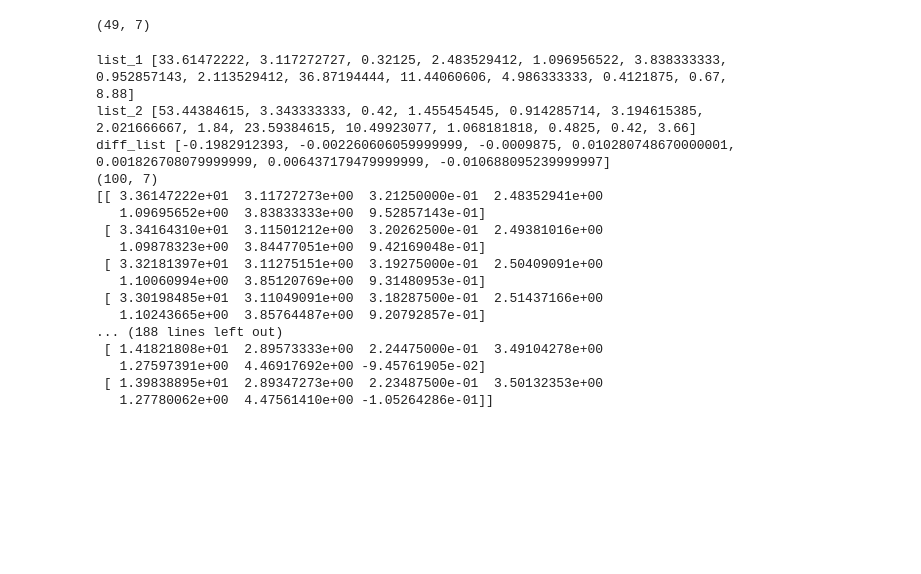
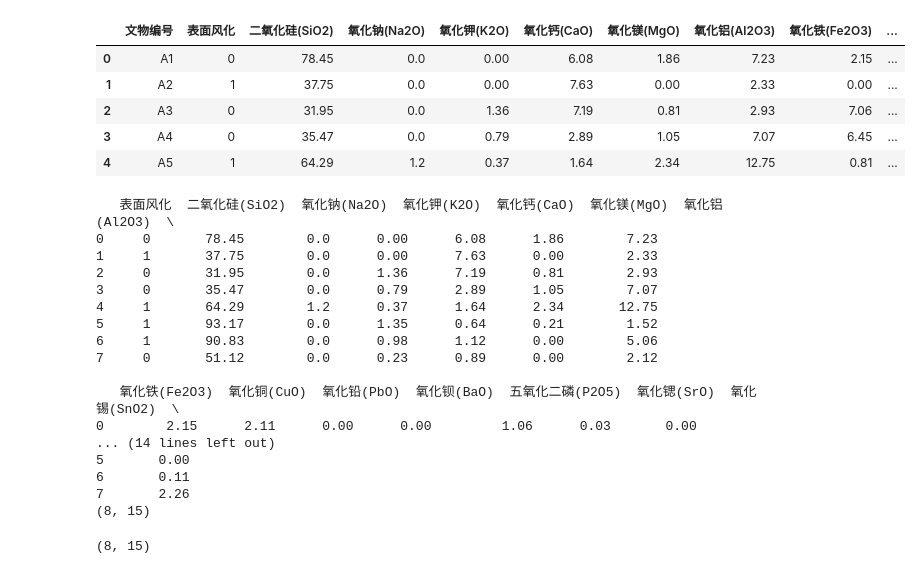
Before and after one commit to Fly-Pluche/2022-mathematical-modeling-C, a Jupyter notebook: solver/3.ipynb, the cells around one changed output. Drawn from its saved outputs; the diff is of its cells as text; code cells hidden in the pictures; blank space fills up the shorter version.

```diff
--- a/solver/3.ipynb
+++ b/solver/3.ipynb
@@ -567,43 +266,39 @@ plt.show()
-# %%
-type(x)
-x.shape
-# %% [output]
-(49, 7)
-# %%
-step = 100
-list_1 = [33.61472222,3.117272727,0.32125,2.483529412,1.096956522,3.838333333,0.952857143,2.113529412,36.87194444,11.44060606,4.986333333,0.4121875,0.67,8.88]
-list_2 = [53.44384615,3.343333333,0.42,1.455454545,0.914285714,3.194615385,2.021666667,1.84,23.59384615,10.49923077,1.068181818,0.4825,0.42,3.66]
-
-diff_list = [(list_1[i]-list_2[i])/step for i in range(x_train.shape[1])]
-print('list_1',list_1)
-print('list_2', list_2)
-print('diff_list', diff_list)
-
-
-point_list=[]
-for i in range(step):
-    point = [list_1[j]+diff_list[j]*i for j in range(len(diff_list))]
-    point_list.append(point)
-
-point_numpy = np.array(point_list)
-print(point_numpy.shape)
-print(point_numpy)
-# %% [output]
-list_1 [33.61472222, 3.117272727, 0.32125, 2.483529412, 1.096956522, 3.838333333, 0.952857143, 2.113529412, 36.87194444, 11.44060606, 4.986333333, 0.4121875, 0.67, 8.88]
-list_2 [53.44384615, 3.343333333, 0.42, 1.455454545, 0.914285714, 3.194615385, 2.021666667, 1.84, 23.59384615, 10.49923077, 1.068181818, 0.4825, 0.42, 3.66]
-diff_list [-0.1982912393, -0.002260606059999999, -0.0009875, 0.010280748670000001, 0.001826708079999999, 0.006437179479999999, -0.010688095239999997]
-(100, 7)
-[[ 3.36147222e+01  3.11727273e+00  3.21250000e-01  2.48352941e+00
-   1.09695652e+00  3.83833333e+00  9.52857143e-01]
- [ 3.34164310e+01  3.11501212e+00  3.20262500e-01  2.49381016e+00
-   1.09878323e+00  3.84477051e+00  9.42169048e-01]
- [ 3.32181397e+01  3.11275151e+00  3.19275000e-01  2.50409091e+00
-   1.10060994e+00  3.85120769e+00  9.31480953e-01]
- [ 3.30198485e+01  3.11049091e+00  3.18287500e-01  2.51437166e+00
-   1.10243665e+00  3.85764487e+00  9.20792857e-01]
-... (188 lines left out)
- [ 1.41821808e+01  2.89573333e+00  2.24475000e-01  3.49104278e+00
-   1.27597391e+00  4.46917692e+00 -9.45761905e-02]
- [ 1.39838895e+01  2.89347273e+00  2.23487500e-01  3.50132353e+00
-   1.27780062e+00  4.47561410e+00 -1.05264286e-01]]
+# %%
+data_pred = pd.read_excel('excel/extract/3/pred.xlsx')
+data_pred = data_pred.fillna(0)
+data_pred.head()
+# %% [output]
+|  | 文物编号 | 表面风化 | 二氧化硅(SiO2) | 氧化钠(Na2O) | 氧化钾(K2O) | 氧化钙(CaO) | 氧化镁(MgO) | 氧化铝(Al2O3) | 氧化铁(Fe2O3) | ... |
+| 0 | A1 | 0 | 78.45 | 0.0 | 0.00 | 6.08 | 1.86 | 7.23 | 2.15 | ... |
+| 1 | A2 | 1 | 37.75 | 0.0 | 0.00 | 7.63 | 0.00 | 2.33 | 0.00 | ... |
+| 2 | A3 | 0 | 31.95 | 0.0 | 1.36 | 7.19 | 0.81 | 2.93 | 7.06 | ... |
+| 3 | A4 | 0 | 35.47 | 0.0 | 0.79 | 2.89 | 1.05 | 7.07 | 6.45 | ... |
+| 4 | A5 | 1 | 64.29 | 1.2 | 0.37 | 1.64 | 2.34 | 12.75 | 0.81 | ... |
+# %%
+x_pred = data_pred.loc[:, '表面风化':'二氧化硫(SO2)']
+print(x_pred)
+print(x_pred.shape)
+# %% [output]
+   表面风化  二氧化硅(SiO2)  氧化钠(Na2O)  氧化钾(K2O)  氧化钙(CaO)  氧化镁(MgO)  氧化铝(Al2O3)  \
+0     0       78.45        0.0      0.00      6.08      1.86        7.23
+1     1       37.75        0.0      0.00      7.63      0.00        2.33
+2     0       31.95        0.0      1.36      7.19      0.81        2.93
+3     0       35.47        0.0      0.79      2.89      1.05        7.07
+4     1       64.29        1.2      0.37      1.64      2.34       12.75
+5     1       93.17        0.0      1.35      0.64      0.21        1.52
+6     1       90.83        0.0      0.98      1.12      0.00        5.06
+7     0       51.12        0.0      0.23      0.89      0.00        2.12
+
+   氧化铁(Fe2O3)  氧化铜(CuO)  氧化铅(PbO)  氧化钡(BaO)  五氧化二磷(P2O5)  氧化锶(SrO)  氧化锡(SnO2)  \
+0        2.15      2.11      0.00      0.00         1.06      0.03       0.00
+... (14 lines left out)
+5       0.00
+6       0.11
+7       2.26
+(8, 15)
+# %%
+x_pred = tranfer.transform(x_pred)
+print(x_pred.shape)
+# %% [output]
+(8, 15)
 # %%
```
Also changed, not shown: parts of 19 cells of this notebook, 4 other files.
